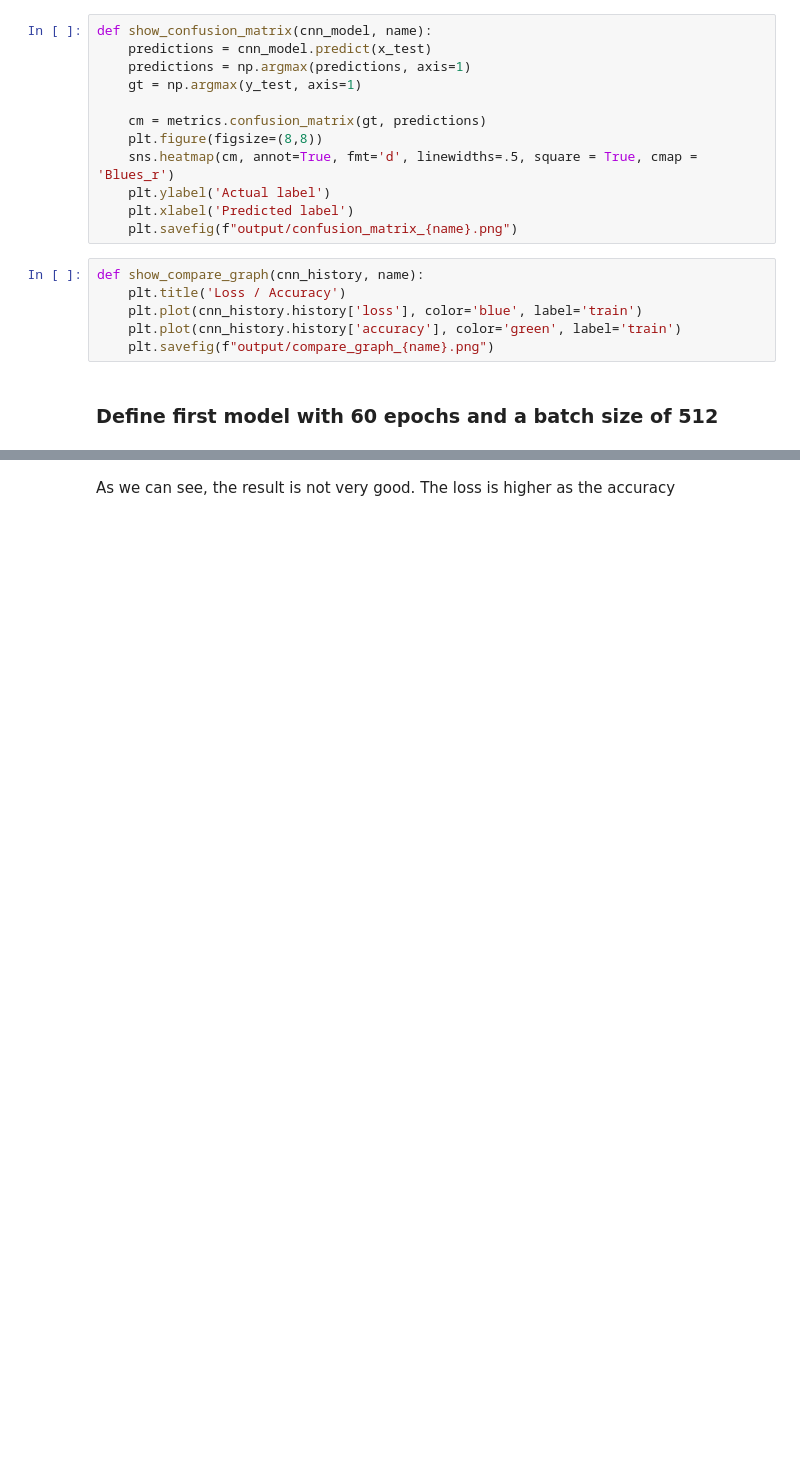
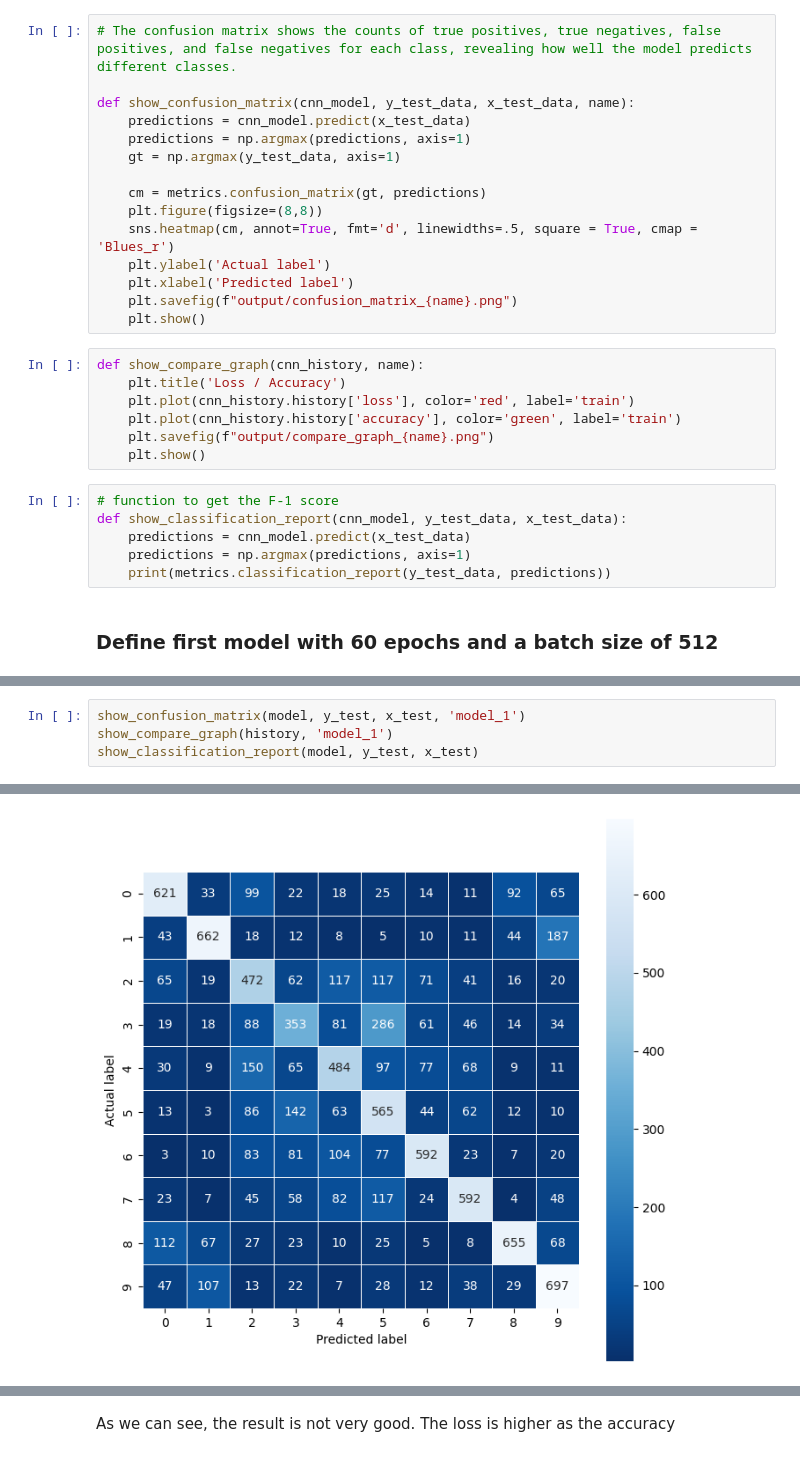
Before and after one commit to babyodacode/image_classification_project, a Jupyter notebook: model.ipynb, the cells around one changed output, grey strips where cells are left out. Cells and saved outputs as stored; diff of their text form; blank space fills up the shorter version.

```diff
--- a/model.ipynb
+++ b/model.ipynb
@@ -36,10 +41,12 @@ plot_random_images()
 # %% [markdown]
 ### Add reusable methods for plotting confusion matrix / comparison of accuracy and loss
 # %%
-def show_confusion_matrix(cnn_model, name):
-    predictions = cnn_model.predict(x_test)
+# The confusion matrix shows the counts of true positives, true negatives, false positives, and false negatives for each class, revealing how well the model predicts different classes.
+
+def show_confusion_matrix(cnn_model, y_test_data, x_test_data, name):
+    predictions = cnn_model.predict(x_test_data)
     predictions = np.argmax(predictions, axis=1)
-    gt = np.argmax(y_test, axis=1)
+    gt = np.argmax(y_test_data, axis=1)
 
     cm = metrics.confusion_matrix(gt, predictions)
     plt.figure(figsize=(8,8))
@@ -47,12 +54,20 @@ def show_confusion_matrix(cnn_model, name):
     plt.ylabel('Actual label')
     plt.xlabel('Predicted label')
     plt.savefig(f"output/confusion_matrix_{name}.png")
+    plt.show()
 # %%
 def show_compare_graph(cnn_history, name):
     plt.title('Loss / Accuracy')
-    plt.plot(cnn_history.history['loss'], color='blue', label='train')
+    plt.plot(cnn_history.history['loss'], color='red', label='train')
     plt.plot(cnn_history.history['accuracy'], color='green', label='train')
     plt.savefig(f"output/compare_graph_{name}.png")
+    plt.show()
+# %%
+# function to get the F-1 score
+def show_classification_report(cnn_model, y_test_data, x_test_data):
+    predictions = cnn_model.predict(x_test_data)
+    predictions = np.argmax(predictions, axis=1)
+    print(metrics.classification_report(y_test_data, predictions))
 # %% [markdown]
 ### Define first model with 60 epochs and a batch size of 512
 # %%
@@ -133,0 +112,5 @@ show_compare_graph(history, 'model_1')
+# %%
+show_confusion_matrix(model, y_test, x_test, 'model_1')
+show_compare_graph(history, 'model_1')
+show_classification_report(model, y_test, x_test)
+# %% [output]
@@ -133,0 +118 @@ show_compare_graph(history, 'model_1')
+[figure, added]
```
Also changed, not shown: parts of 9 cells of this notebook, 2 other files.
